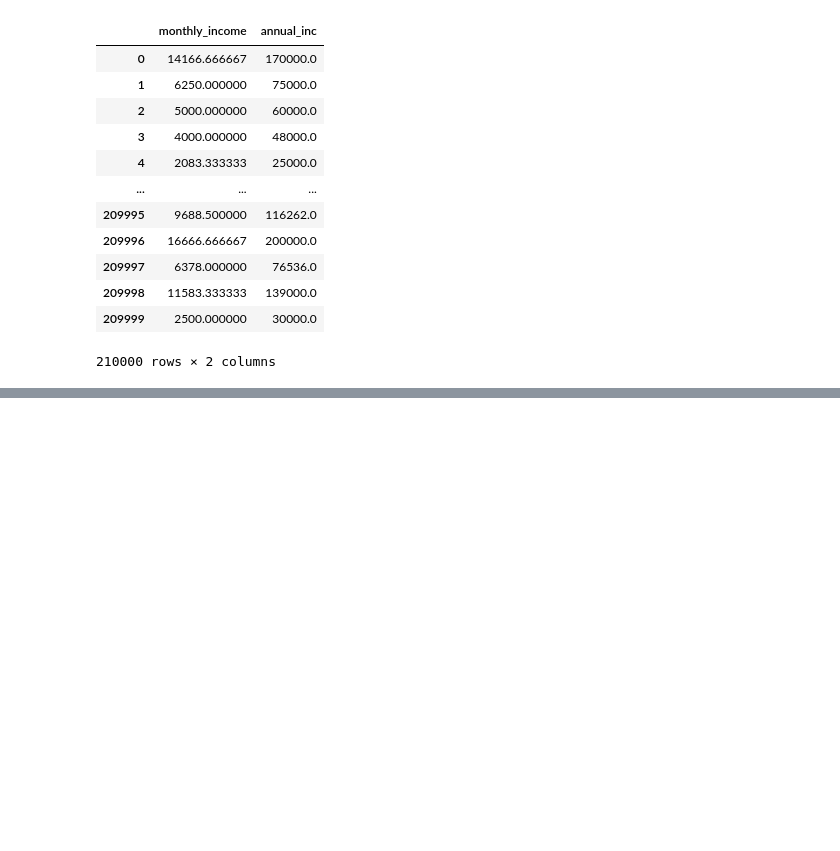
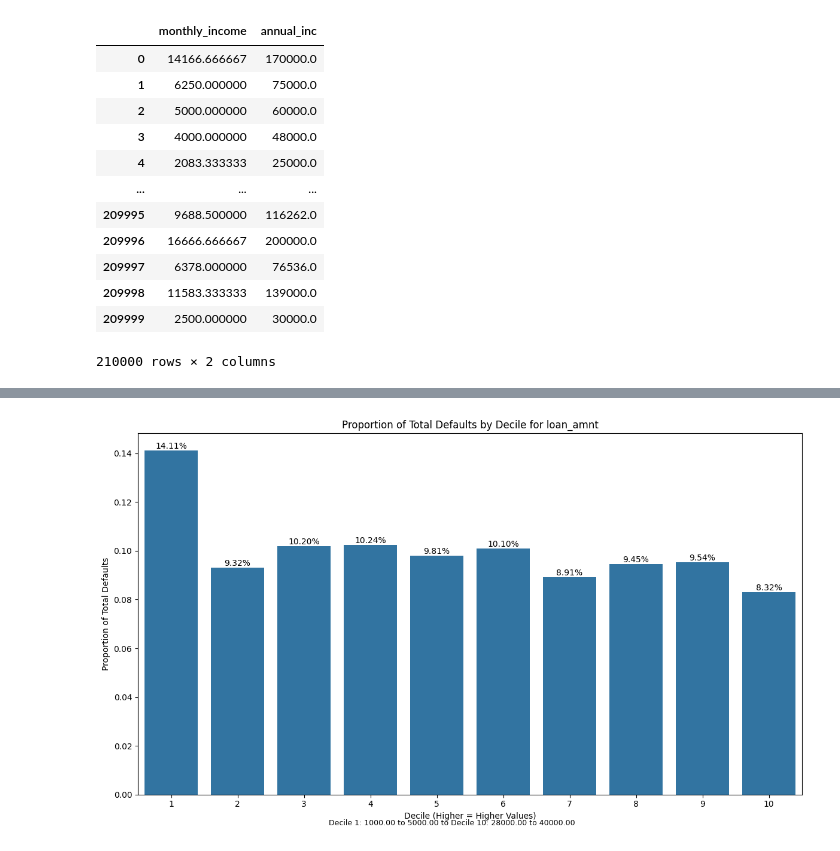
Before and after one commit to SonnyASmith/Credit-Risk-Modeling-Project, a Jupyter notebook: feature.ipynb, the cells around one changed output, grey strips where cells are left out. Drawn from its saved outputs; the diff is of its cells as text; code cells hidden in the pictures; blank space fills up the shorter version.

Commit message:
univariate analysis for continous vars

```diff
--- a/feature.ipynb
+++ b/feature.ipynb
@@ -280,0 +121,12 @@ Top 5 highest payment_to_income_ratio values:
+# %%
+# Load the data (replace with your actual data path)
+df = pd.read_csv('feature_data.csv')
+
+# Check data shape and basic info
+print(f"Dataset shape: {df.shape}")
+print("\nSample of the data:")
+display(df.head())
+
+# Verify target variable
+print("\nTarget variable distribution:")
+print(df['loan_paid'].value_counts(normalize=True))
@@ -280,0 +310,85 @@ Top 5 highest payment_to_income_ratio values:
+# %%
+# ANALYZING THE CONTINOUS VARS!!!!!!!!!!!!!!!!!!!!!!!!!!!!!!
+# proportion_of_defaults: This shows what percentage of all defaults across the entire dataset occur in each decile. It answers "Where are the defaults concentrated?"
+# default_rate: This would show the percentage of observations within each decile that defaulted. It answers "How risky is this decile?"
+def analyze_by_deciles(df, var, target):
+    # Create deciles
+    df_decile = df[[var, target]].copy()
+
+    try:
+        # First create the bins without labels to see how many we get
+        temp_decile = pd.qcut(df[var], 10, duplicates='drop')
+        num_bins = temp_decile.cat.categories.size
+
+        # Now create the deciles with the correct number of labels
+        df_decile['decile'] = pd.qcut(df[var], num_bins, labels=range(1, num_bins+1), duplicates='drop')
+
+        # Get the bin edges to understand what each decile represents
+        bin_edges = pd.qcut(df[var], num_bins, duplicates='drop', retbins=True)[1]
+
+        # Create range labels for each decile
+        range_labels = []
+        for i in range(len(bin_edges)-1):
+            range_labels.append(f"{bin_edges[i]:.2f} to {bin_edges[i+1]:.2f}")
+
+        # Calculate statistics by decile
+        decile_stats = df_decile.groupby('decile').agg(
+            count=pd.NamedAgg(column=target, aggfunc='count'),
+            num_defaults=pd.NamedAgg(column=target, aggfunc='sum')
+        )
+
+        # Calculate proportion of total defaults
+        total_defaults = decile_stats['num_defaults'].sum()
+        decile_stats['proportion_of_defaults'] = decile_stats['num_defaults'] / total_defaults
+        decile_stats['default_rate'] = decile_stats['num_defaults'] / decile_stats['count']
+
+        # Add the range information to the statistics
+        decile_stats['range'] = range_labels
+
+        # Print decile information
+        print(f"\nDecile Statistics for {var} ({num_bins} bins created):")
+        for i, row in decile_stats.iterrows():
+            print(f"Decile {i}: {row['range']} - Count: {row['count']}, "
+                    f"Number of Defaults: {row['num_defaults']}, "
+                    f"Default Rate: {row['default_rate']:.2%}, "
+                    f"Proportion of Total Defaults: {row['proportion_of_defaults']:.2%}")
+
+        # Plot
+        plt.figure(figsize=(12, 7))
+        ax = sns.barplot(x=decile_stats.index.astype(str), y='proportion_of_defaults', data=decile_stats)
+        plt.title(f"Proportion of Total Defaults by Decile for {var}")
+        plt.xlabel("Decile (Higher = Higher Values)")
+        plt.ylabel("Proportion of Total Defaults")
+
+        # Add labels to the bars
+        for i, p in enumerate(ax.patches):
+            ax.annotate(f"{decile_stats['proportion_of_defaults'].iloc[i]:.2%}",
+                       (p.get_x() + p.get_width() / 2., p.get_height()),
+                       ha='center', va='bottom')
+
+        # Add a note about the decile ordering
+        plt.figtext(0.5, 0.01, f"Decile 1: {range_labels[0]} to Decile {num_bins}: {range_labels[-1]}",
+                   ha='center', fontsize=9)
+
+        plt.tight_layout()
+        plt.show()
+
+        return decile_stats
+
+    except Exception as e:
+        print(f"Could not analyze {var} by deciles: {str(e)}")
+        return None
+
+# Process each continuous variable
+for var in continuous_vars:
+    print(f"\nAnalyzing {var}:")
+
+    # Calculate correlation with target
+    corr = analyze_correlation(df, var, target_var)
+    analysis_results['correlation'][var] = corr
+
+
+    # Analyze by deciles
+    decile_stats = analyze_by_deciles(df, var, target_var)
+    analysis_results['decile_stats'][var] = decile_stats
+# %% [output]
@@ -280,0 +409 @@ Top 5 highest payment_to_income_ratio values:
+[figure, added]
```
Also changed, not shown: parts of 16 cells of this notebook.
